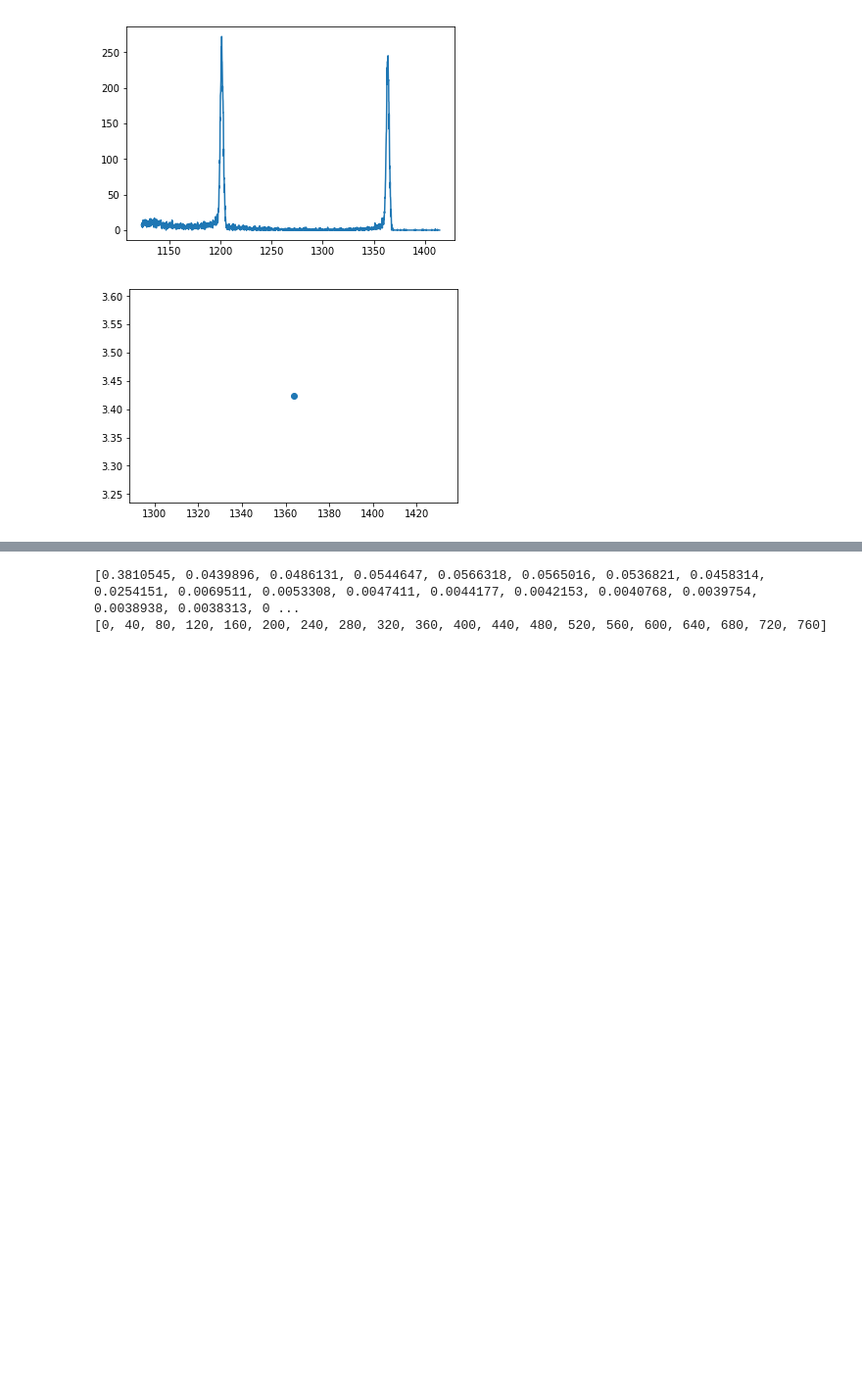
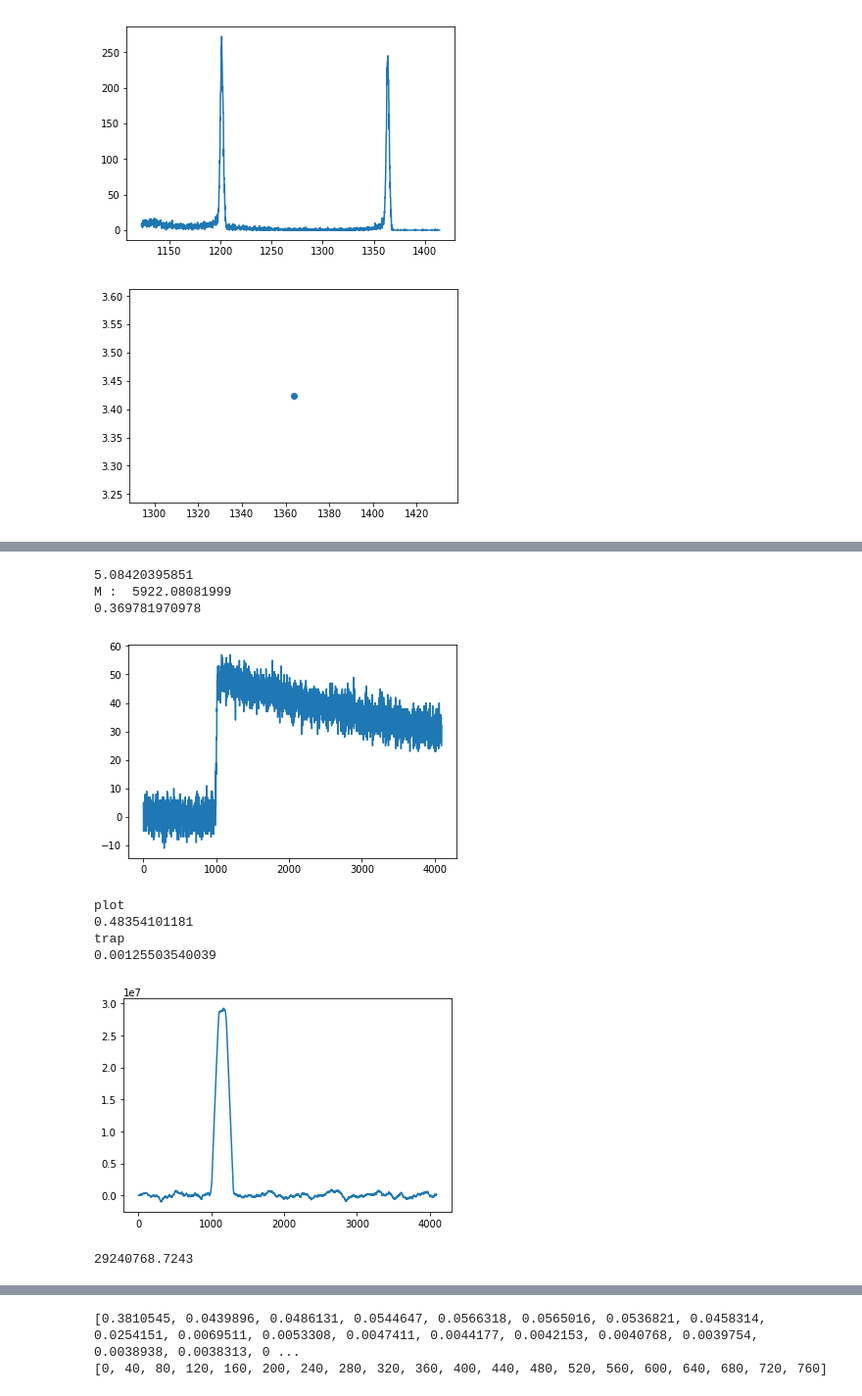
Before and after one commit to jmsz/lab3, a Jupyter notebook: lab1_analysis.py.ipynb, the cells around one changed output, grey strips where cells are left out. Shown: that part at 98% size. Drawn from its saved outputs; the diff is of its cells as text; code cells hidden in the pictures; blank space fills up the shorter version.

```diff
--- a/lab1_analysis.py.ipynb
+++ b/lab1_analysis.py.ipynb
@@ -192,13 +192,12 @@ def get_bin_centers_from_edges(edges):
     centers = (edges[:-1] + edges[1:]) / 2
     return centers
 
-def find_M_value(data, num):
+def find_M_value(signals): # use baseline corrected signal input
     tau_values = []
-    for i in range(0, num, 1):
-        signal = raw_data[i,:]
-        signal = baseline_correction(signal)
-        x = np.asarray(range(np.argmax(signal), n_data, 1))
-        y = np.asarray(signal[np.argmax(signal):n_data])
+    for i in range(0, len(signals), 1):
+        signal = signals[i,:]
+        x = np.asarray(range(np.argmax(signal),len(signal), 1))
+        y = np.asarray(signal[np.argmax(signal):len(signal)])
         out = fit_exponential(x, y)
         tau_values.append(out['exp_decay'].value)
     tau = np.mean(tau_values)
@@ -493,0 +484,60 @@ for m in m_values:
+# %%
+# filename = 'data/co60.h5'
+filename = 'data/Cs_pulser_real.h5'
+raw_data = import_data(filename)
+# %%
+start = time.time()
+sampling_time = 10.0
+number_of_events = len(raw_data)
+n_data = 4096
+x_values = np.linspace(0, nsamples, nsamples)
+baseline = np.mean(raw_data[0:number_of_events,0:799],1).reshape((number_of_events,1))
+signals = raw_data[:number_of_events,] - baseline
+
+end1 = time.time()
+print(end1 - start)
+
+start = time.time()
+M = find_M_value(signals[0:10])
+print('M : ', M)
+end1 = time.time()
+print(end1 - start)
+
+start = time.time()
+signal = signals[0,:]
+plt.plot(signal)
+plt.show()
+end1 = time.time()
+print('plot')
+print(end1 - start)
+
+start = time.time()
+
+peaking_time = 100
+gap = 100
+#M = 4400
+filtered_signal = fast_trapezoidal_filter(signal, gap, peaking_time, M)
+
+end1 = time.time()
+print('trap')
+print(end1 - start)
+start = time.time()
+
+plt.figure(41)
+plt.cla()
+plt.clf()
+plt.plot(x_values, filtered_signal)
+plt.show()
+energy = get_energy_value(filtered_signal)
+print(energy)
+# %% [output]
+5.08420395851
+M :  5922.08081999
+0.369781970978
+[figure, added]
+plot
+0.48354101181
+trap
+0.00125503540039
+[figure, added]
+29240768.7243
```
Also changed, not shown: parts of 6 cells of this notebook.
